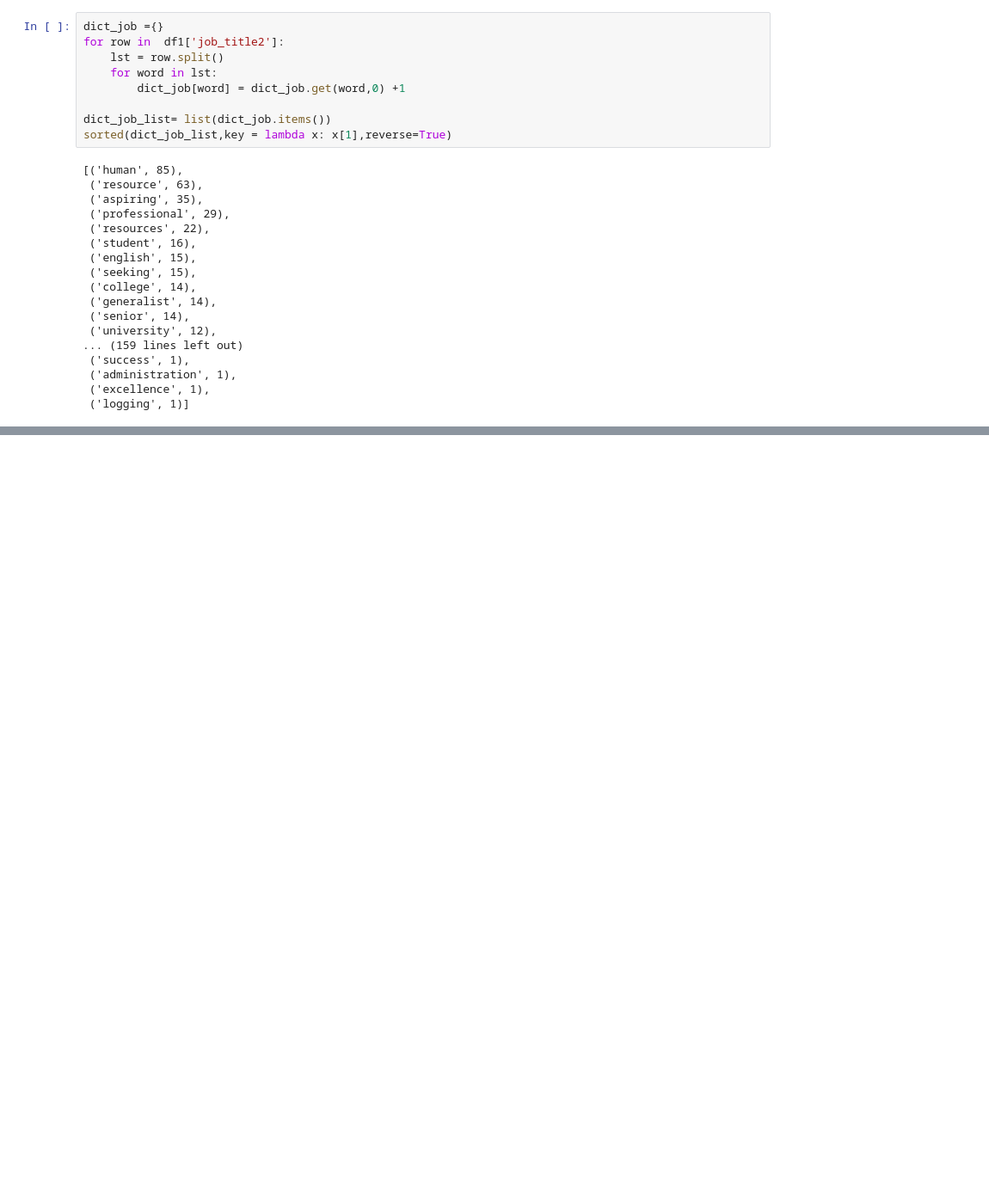
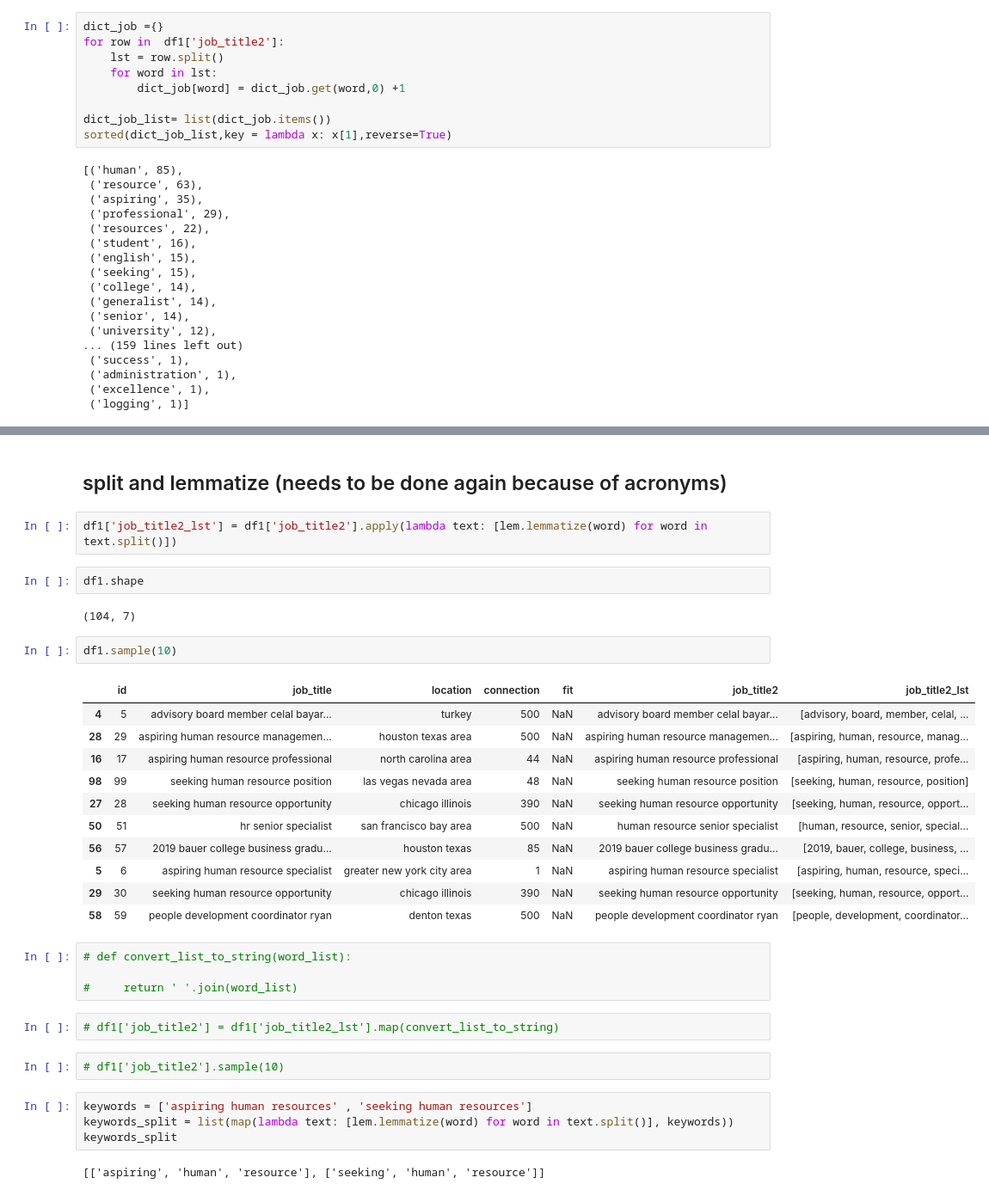
Before and after one commit to dgarbato/fvaImVAvfrRAKHdO, a Jupyter notebook: proj3 text preprocessing.ipynb, the cells around one changed output, grey strips where cells are left out. Shown at 86% size. Drawn from its saved outputs; the diff is of its cells as text; blank space fills up the shorter version.

```diff
--- a/proj3 text preprocessing.ipynb
+++ b/proj3 text preprocessing.ipynb
@@ -631,0 +581,36 @@ phrase_two:  ['seeking', 'human', 'resource']
+# %% [markdown]
+## split and lemmatize (needs to be done again because of acronyms)
+# %%
+df1['job_title2_lst'] = df1['job_title2'].apply(lambda text: [lem.lemmatize(word) for word in text.split()])
+# %%
+df1.shape
+# %% [output]
+(104, 7)
+# %%
+df1.sample(10)
+# %% [output]
+|  | id | job_title | location | connection | fit | job_title2 | job_title2_lst |
+| 4 | 5 | advisory board member celal bayar... | turkey | 500 | NaN | advisory board member celal bayar... | [advisory, board, member, celal, ... |
+| 28 | 29 | aspiring human resource managemen... | houston texas area | 500 | NaN | aspiring human resource managemen... | [aspiring, human, resource, manag... |
+| 16 | 17 | aspiring human resource professional | north carolina area | 44 | NaN | aspiring human resource professional | [aspiring, human, resource, profe... |
+| 98 | 99 | seeking human resource position | las vegas nevada area | 48 | NaN | seeking human resource position | [seeking, human, resource, position] |
+| 27 | 28 | seeking human resource opportunity | chicago illinois | 390 | NaN | seeking human resource opportunity | [seeking, human, resource, opport... |
+| 50 | 51 | hr senior specialist | san francisco bay area | 500 | NaN | human resource senior specialist | [human, resource, senior, special... |
+| 56 | 57 | 2019 bauer college business gradu... | houston texas | 85 | NaN | 2019 bauer college business gradu... | [2019, bauer, college, business, ... |
+| 5 | 6 | aspiring human resource specialist | greater new york city area | 1 | NaN | aspiring human resource specialist | [aspiring, human, resource, speci... |
+| 29 | 30 | seeking human resource opportunity | chicago illinois | 390 | NaN | seeking human resource opportunity | [seeking, human, resource, opport... |
+| 58 | 59 | people development coordinator ryan | denton texas | 500 | NaN | people development coordinator ryan | [people, development, coordinator... |
+# %%
+# def convert_list_to_string(word_list):
+
+#     return ' '.join(word_list)
+# %%
+# df1['job_title2'] = df1['job_title2_lst'].map(convert_list_to_string)
+# %%
+# df1['job_title2'].sample(10)
+# %%
+keywords = ['aspiring human resources' , 'seeking human resources']
+keywords_split = list(map(lambda text: [lem.lemmatize(word) for word in text.split()], keywords))
+keywords_split
+# %% [output]
+[['aspiring', 'human', 'resource'], ['seeking', 'human', 'resource']]
```
Also changed, not shown: parts of 62 cells of this notebook.
